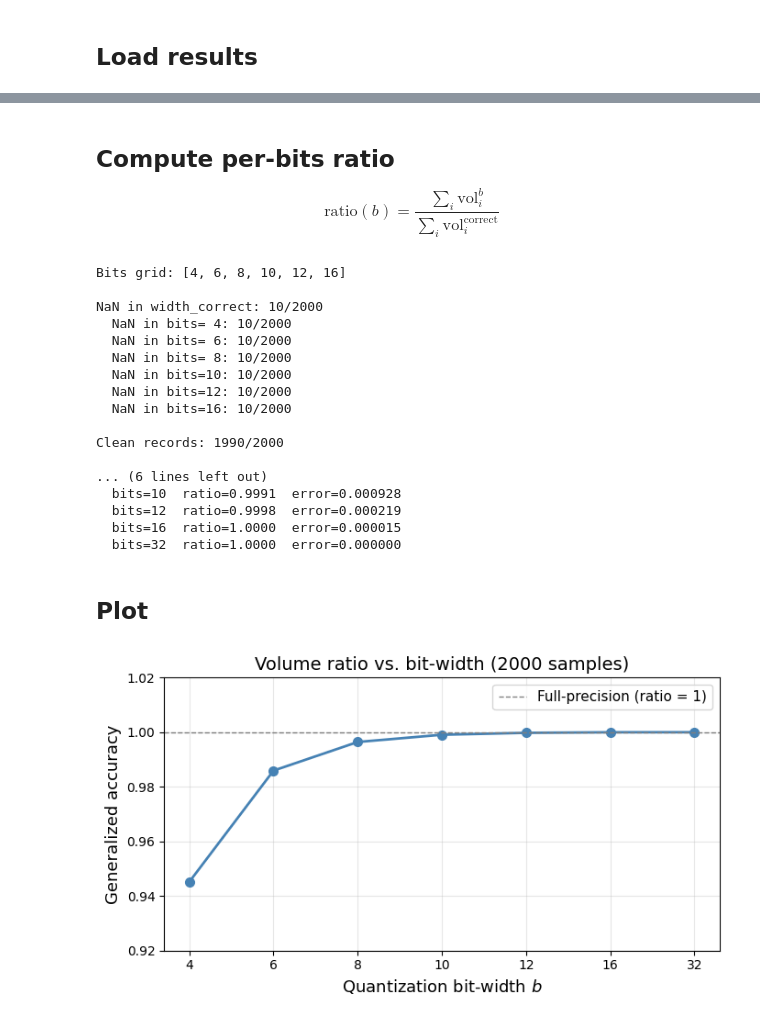
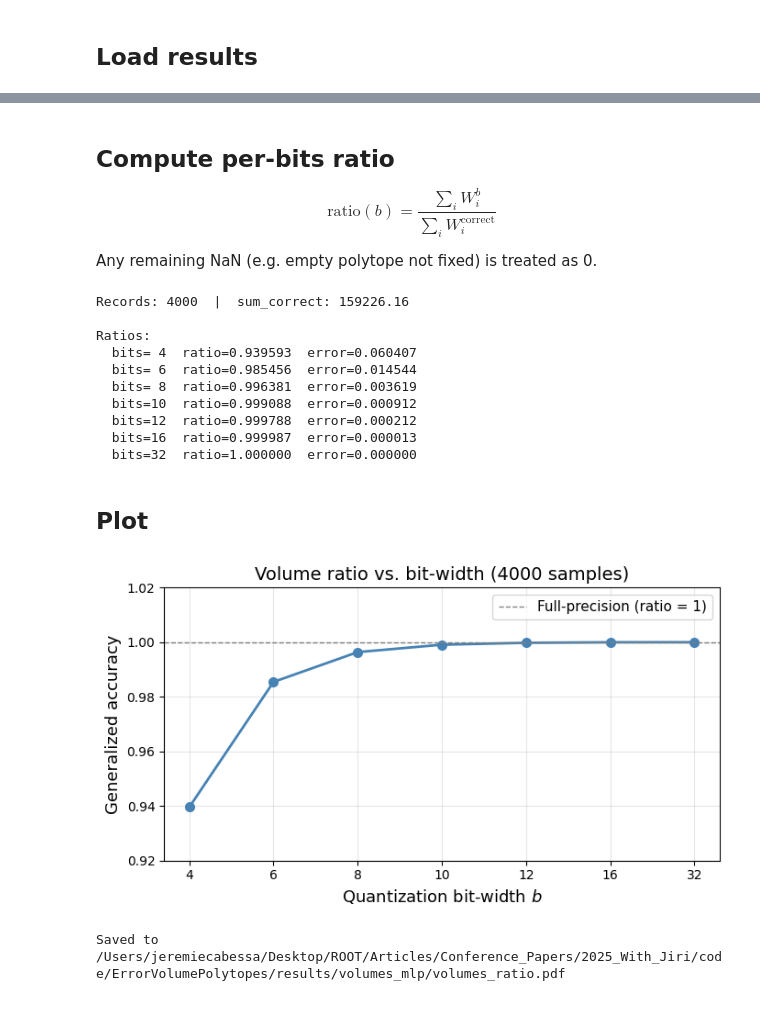
Before and after one commit to JeremCab/ErrorVolumePolytopes, a Jupyter notebook: notebooks/plot_volumes.ipynb, the cells around one changed output, grey strips where cells are left out. Cells and saved outputs as stored; diff of their text form; code cells hidden in the pictures.

Commit message:
Add script to fix NaN results. Run it locally and update results.

```diff
--- a/notebooks/plot_volumes.ipynb
+++ b/notebooks/plot_volumes.ipynb
@@ -59,86 +93,64 @@ Found 2000 result files.
 # %% [markdown]
 ## Compute per-bits ratio
 
-$$\text{ratio}(b) = \frac{\sum_{i} \text{vol}^b_i}{\sum_{i} \text{vol}^{\mathrm{correct}}_i}$$
+$$\text{ratio}(b) = \frac{\sum_{i} W^b_i}{\sum_{i} W^{\mathrm{correct}}_i}$$
+
+Any remaining NaN (e.g. empty polytope not fixed) is treated as 0.
 # %%
-# Collect all bit-widths from the first record (keys are strings in JSON)
-bits_grid = sorted(int(b) for b in records[0]["widths_both"].keys())
-print("Bits grid:", bits_grid)
+def safe_width(r, b):
+    v = r["widths_both"][str(b)]
+    return 0.0 if math.isnan(v) else v
 
-# Count and filter NaN records
-nan_correct = sum(1 for r in records if math.isnan(r["width_correct"]))
-nan_bits    = {b: sum(1 for r in records if math.isnan(r["widths_both"][str(b)])) for b in bits_grid}
-print(f"\nNaN in width_correct: {nan_correct}/{len(records)}")
-for b in bits_grid:
-    print(f"  NaN in bits={b:2d}: {nan_bits[b]}/{len(records)}")
+def safe_correct(r):
+    v = r["width_correct"]
+    return 0.0 if math.isnan(v) else v
 
-# Keep only records where all values are finite
-clean = [
-    r for r in records
-    if not math.isnan(r["width_correct"])
-    and all(not math.isnan(r["widths_both"][str(b)]) for b in bits_grid)
-]
-print(f"\nClean records: {len(clean)}/{len(records)}")
-
-sum_correct = sum(r["width_correct"] for r in clean)
+sum_correct = sum(safe_correct(r) for r in records)
 ratios = {
-    b: sum(r["widths_both"][str(b)] for r in clean) / sum_correct
+    b: sum(safe_width(r, b) for r in records) / sum_correct
     for b in bits_grid
 }
-
-# Add perfect 32-bit ratio for reference
 ratios[32] = 1.0
 
-print(f"\nSum of correct widths over {len(clean)} samples: {sum_correct:.4f}")
+print(f"Records: {len(records)}  |  sum_correct: {sum_correct:.2f}")
 print("\nRatios:")
 for b, ratio in ratios.items():
-    print(f"  bits={b:2d}  ratio={ratio:.4f}  error={1-ratio:.6f}")
+    print(f"  bits={b:2d}  ratio={ratio:.6f}  error={1-ratio:.6f}")
 # %% [output]
-Bits grid: [4, 6, 8, 10, 12, 16]
+Records: 4000  |  sum_correct: 159226.16
 
-NaN in width_correct: 10/2000
-  NaN in bits= 4: 10/2000
-  NaN in bits= 6: 10/2000
-  NaN in bits= 8: 10/2000
-  NaN in bits=10: 10/2000
-  NaN in bits=12: 10/2000
-  NaN in bits=16: 10/2000
-
-Clean records: 1990/2000
-
-... (6 lines left out)
-  bits=10  ratio=0.9991  error=0.000928
-  bits=12  ratio=0.9998  error=0.000219
-  bits=16  ratio=1.0000  error=0.000015
-  bits=32  ratio=1.0000  error=0.000000
+Ratios:
+  bits= 4  ratio=0.939593  error=0.060407
+  bits= 6  ratio=0.985456  error=0.014544
+  bits= 8  ratio=0.996381  error=0.003619
+  bits=10  ratio=0.999088  error=0.000912
+  bits=12  ratio=0.999788  error=0.000212
+  bits=16  ratio=0.999987  error=0.000013
+  bits=32  ratio=1.000000  error=0.000000
 # %% [markdown]
 ## Plot
 # %%
 bits_arr  = list(np.array(bits_grid)) + [32]  # add 32-bit reference
 ratio_arr = np.array([ratios[b] for b in bits_arr])
 
 fig, ax = plt.subplots(figsize=(7, 4))
 
 ax.plot(range(len(bits_arr)), ratio_arr, marker="o", linewidth=2, markersize=7, color="steelblue")
 ax.axhline(1.0, color="gray", linestyle="--", linewidth=1, label="Full-precision (ratio = 1)")
 
 ax.set_xlabel("Quantization bit-width $b$", fontsize=13)
-ax.set_ylabel(
-    "Generalized accuracy",
-    fontsize=13,
-)
-ax.set_title(
-    f"Volume ratio vs. bit-width ({len(records)} samples)",
-    fontsize=14,
-)
+ax.set_ylabel("Generalized accuracy", fontsize=13)
+ax.set_title(f"Volume ratio vs. bit-width ({len(records)} samples)", fontsize=14)
 ax.set_xticks(range(len(bits_arr)))
 ax.set_xticklabels(bits_arr)
 ax.set_ylim(0.92, 1.02)
 ax.legend(fontsize=11)
 ax.grid(True, alpha=0.3)
 
 plt.tight_layout()
 plt.savefig(RESULTS_DIR / "volumes_ratio.pdf", bbox_inches="tight")
 plt.show()
+print("Saved to", RESULTS_DIR / "volumes_ratio.pdf")
 # %% [output]
-[figure, old version]
+[figure, new version]
+Saved to /Users/jeremiecabessa/Desktop/ROOT/Articles/Conference_Papers/2025_With_Jiri/code/ErrorVolumePolytopes/results/volumes_mlp/volumes_ratio.pdf
```
Also changed, not shown: parts of 8 cells of this notebook, 2 other files.
